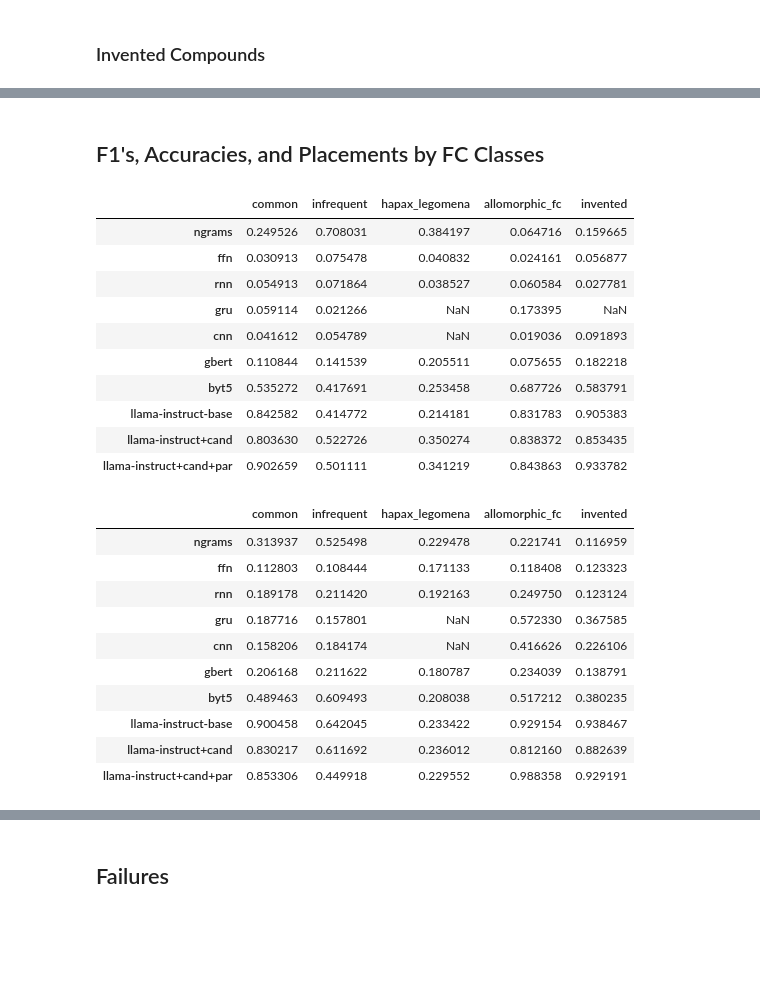
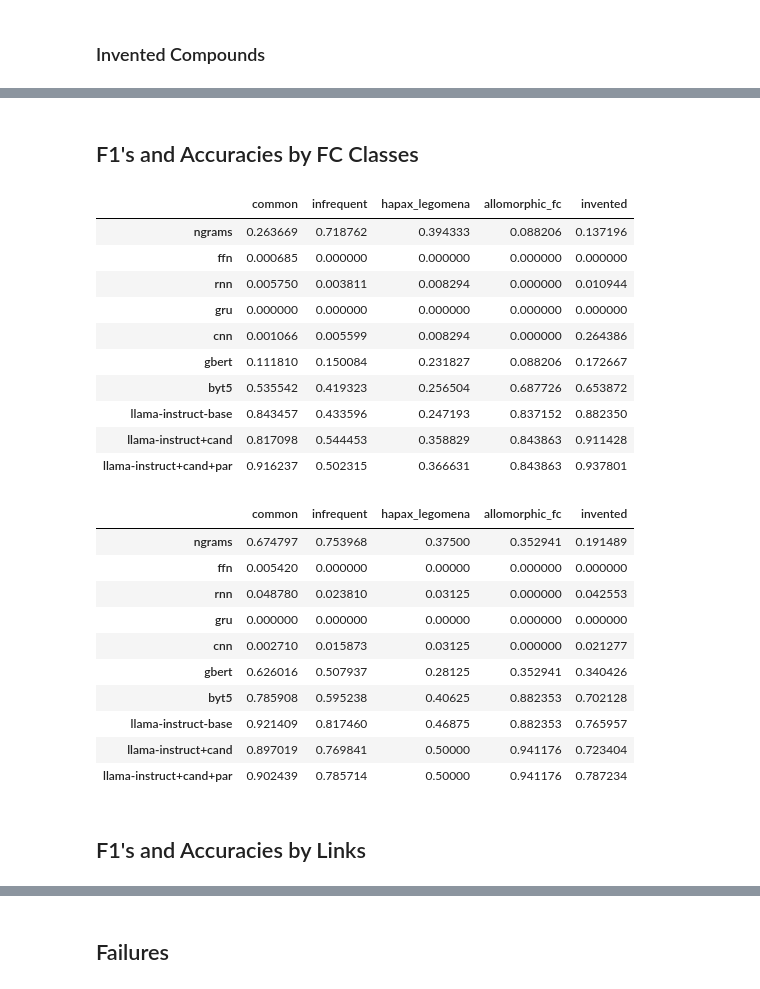
Before and after one commit to maxschmaltz/DEKOR, a Jupyter notebook: benchmarking/comparison.ipynb, the cells around one changed output, grey strips where cells are left out. Cells and saved outputs as stored; diff of their text form; code cells hidden in the pictures; blank space fills up the shorter version.

```diff
--- a/benchmarking/comparison.ipynb
+++ b/benchmarking/comparison.ipynb
@@ -107,14 +81,0 @@ type_metrics_avg
-# %%
-placements_data_avg = {
-	key: pd.read_csv(
-		os.path.join(path, "placement.tsv"),
-		sep="\t",
-		index_col=0,
-		names=[key]
-	).T.to_dict(orient="records")[0]
-	for key, path in paths.items()
-}
-
-placements_avg = pd.DataFrame(placements_data_avg).T
-save_df(placements_avg, os.path.join(figures_dir, "avg", "placements.tsv"))
-placements_avg
@@ -432,44 +205,46 @@ placements["invented"]
 # %% [markdown]
-## F1's, Accuracies, and Placements by FC Classes
+## F1's and Accuracies by FC Classes
 # %%
-link_f1s_data = {
+fc_f1s_data = {
 	key: metrics["f1"].to_dict()
-	for key, metrics in link_metrics.items()
+	for key, metrics in metrics.items()
 }
 
-link_f1s = pd.DataFrame(link_f1s_data)
-save_df(link_f1s, os.path.join(figures_dir, "link_f1s.tsv"))
-link_f1s
+fc_f1s = pd.DataFrame(fc_f1s_data)
+save_df(fc_f1s, os.path.join(figures_dir, "fc_f1s.tsv"))
+fc_f1s
 # %% [output]
 |  | common | infrequent | hapax_legomena | allomorphic_fc | invented |
-| ngrams | 0.249526 | 0.708031 | 0.384197 | 0.064716 | 0.159665 |
-| ffn | 0.030913 | 0.075478 | 0.040832 | 0.024161 | 0.056877 |
-| rnn | 0.054913 | 0.071864 | 0.038527 | 0.060584 | 0.027781 |
-| gru | 0.059114 | 0.021266 | NaN | 0.173395 | NaN |
-| cnn | 0.041612 | 0.054789 | NaN | 0.019036 | 0.091893 |
-| gbert | 0.110844 | 0.141539 | 0.205511 | 0.075655 | 0.182218 |
-| byt5 | 0.535272 | 0.417691 | 0.253458 | 0.687726 | 0.583791 |
-| llama-instruct-base | 0.842582 | 0.414772 | 0.214181 | 0.831783 | 0.905383 |
-| llama-instruct+cand | 0.803630 | 0.522726 | 0.350274 | 0.838372 | 0.853435 |
-| llama-instruct+cand+par | 0.902659 | 0.501111 | 0.341219 | 0.843863 | 0.933782 |
+| ngrams | 0.263669 | 0.718762 | 0.394333 | 0.088206 | 0.137196 |
+| ffn | 0.000685 | 0.000000 | 0.000000 | 0.000000 | 0.000000 |
+| rnn | 0.005750 | 0.003811 | 0.008294 | 0.000000 | 0.010944 |
+| gru | 0.000000 | 0.000000 | 0.000000 | 0.000000 | 0.000000 |
+| cnn | 0.001066 | 0.005599 | 0.008294 | 0.000000 | 0.264386 |
+| gbert | 0.111810 | 0.150084 | 0.231827 | 0.088206 | 0.172667 |
+| byt5 | 0.535542 | 0.419323 | 0.256504 | 0.687726 | 0.653872 |
+| llama-instruct-base | 0.843457 | 0.433596 | 0.247193 | 0.837152 | 0.882350 |
+| llama-instruct+cand | 0.817098 | 0.544453 | 0.358829 | 0.843863 | 0.911428 |
+| llama-instruct+cand+par | 0.916237 | 0.502315 | 0.366631 | 0.843863 | 0.937801 |
 # %%
-type_f1s_data = {
-	key: metrics["f1"].to_dict()
-	for key, metrics in type_metrics.items()
+fc_accuracies_data = {
+	key: metrics["accuracy"].to_dict()
+	for key, metrics in metrics.items()
 }
 
-type_f1s = pd.DataFrame(type_f1s_data)
-save_df(type_f1s, os.path.join(figures_dir, "type_f1s.tsv"))
-type_f1s
+fc_accuracies = pd.DataFrame(fc_accuracies_data)
+save_df(fc_accuracies, os.path.join(figures_dir, "fc_accuracies.tsv"))
+fc_accuracies
 # %% [output]
 |  | common | infrequent | hapax_legomena | allomorphic_fc | invented |
-| ngrams | 0.313937 | 0.525498 | 0.229478 | 0.221741 | 0.116959 |
-| ffn | 0.112803 | 0.108444 | 0.171133 | 0.118408 | 0.123323 |
-| rnn | 0.189178 | 0.211420 | 0.192163 | 0.249750 | 0.123124 |
-| gru | 0.187716 | 0.157801 | NaN | 0.572330 | 0.367585 |
-| cnn | 0.158206 | 0.184174 | NaN | 0.416626 | 0.226106 |
-| gbert | 0.206168 | 0.211622 | 0.180787 | 0.234039 | 0.138791 |
-| byt5 | 0.489463 | 0.609493 | 0.208038 | 0.517212 | 0.380235 |
-| llama-instruct-base | 0.900458 | 0.642045 | 0.233422 | 0.929154 | 0.938467 |
-| llama-instruct+cand | 0.830217 | 0.611692 | 0.236012 | 0.812160 | 0.882639 |
-| llama-instruct+cand+par | 0.853306 | 0.449918 | 0.229552 | 0.988358 | 0.929191 |
+| ngrams | 0.674797 | 0.753968 | 0.37500 | 0.352941 | 0.191489 |
+| ffn | 0.005420 | 0.000000 | 0.00000 | 0.000000 | 0.000000 |
+| rnn | 0.048780 | 0.023810 | 0.03125 | 0.000000 | 0.042553 |
+| gru | 0.000000 | 0.000000 | 0.00000 | 0.000000 | 0.000000 |
+| cnn | 0.002710 | 0.015873 | 0.03125 | 0.000000 | 0.021277 |
+| gbert | 0.626016 | 0.507937 | 0.28125 | 0.352941 | 0.340426 |
+| byt5 | 0.785908 | 0.595238 | 0.40625 | 0.882353 | 0.702128 |
+| llama-instruct-base | 0.921409 | 0.817460 | 0.46875 | 0.882353 | 0.765957 |
+| llama-instruct+cand | 0.897019 | 0.769841 | 0.50000 | 0.941176 | 0.723404 |
+| llama-instruct+cand+par | 0.902439 | 0.785714 | 0.50000 | 0.941176 | 0.787234 |
+# %% [markdown]
+## F1's and Accuracies by Links
```
Also changed, not shown: parts of 28 cells of this notebook.
